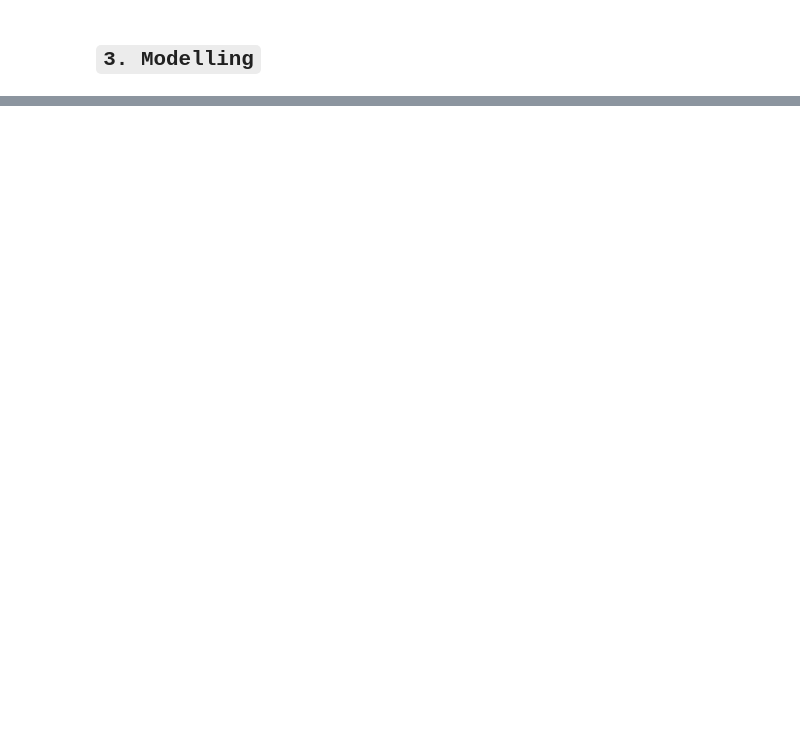
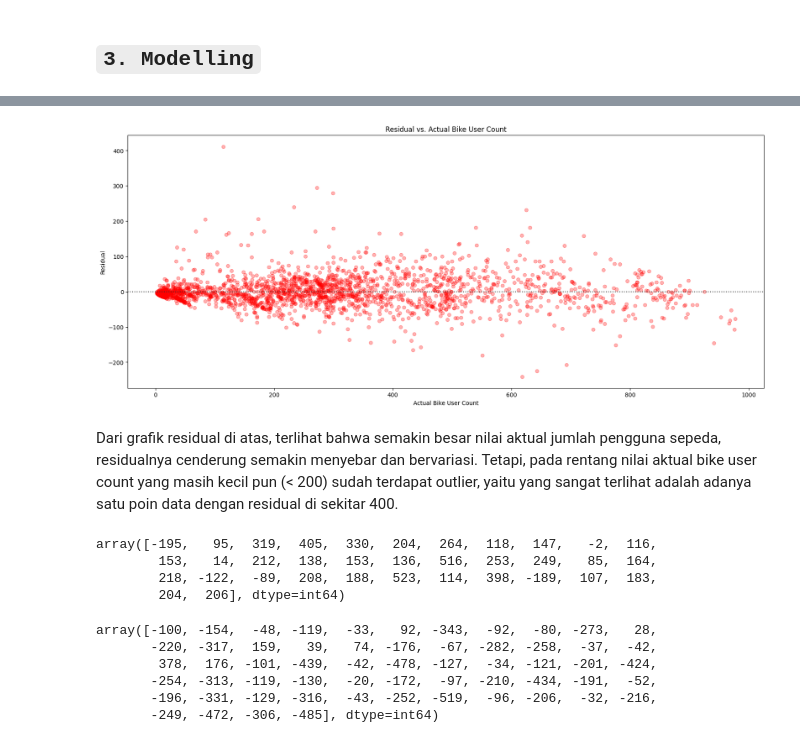
Before and after one commit to nheryanto/capital-bikeshare, a Jupyter notebook: notebooks/2.0-modelling-analysis.ipynb, the cells around one changed output, grey strips where cells are left out. Cells and saved outputs as stored; diff of their text form; code cells hidden in the pictures; blank space fills up the shorter version.

```diff
--- a/notebooks/2.0-modelling-analysis.ipynb
+++ b/notebooks/2.0-modelling-analysis.ipynb
@@ -642,0 +758,35 @@ score_after_tuning
+# %%
+df_xgb = pd.DataFrame({
+    'y_test' : y_test,
+    'y_pred' : y_pred_xgb_tuning
+})
+
+df_xgb['residual'] = y_pred_xgb_tuning - y_test
+# %%
+plt.figure(figsize=(20,8))
+sns.residplot(x='y_test', y='residual', data=df_xgb, scatter_kws = {'color': 'red', 'alpha': 0.3}, line_kws = {'color': 'blue', 'alpha': 0.5}).set(title='Residual vs. Actual Bike User Count')
+plt.xlabel('Actual Bike User Count')
+plt.ylabel('Residual')
+plt.show()
+# %% [output]
+[figure, added]
+# %% [markdown]
+Dari grafik residual di atas, terlihat bahwa semakin besar nilai aktual jumlah pengguna sepeda, residualnya cenderung semakin menyebar dan bervariasi. Tetapi, pada rentang nilai aktual bike user count yang masih kecil pun (< 200) sudah terdapat outlier, yaitu yang sangat terlihat adalah adanya satu poin data dengan residual di sekitar 400.
+# %%
+tmp = X_test.loc[df_xgb[df_xgb['residual'] > 100].index]['count_lag_1']-y_test.loc[df_xgb[df_xgb['residual'] > 100].index]
+tmp.values
+# %% [output]
+array([-195,   95,  319,  405,  330,  204,  264,  118,  147,   -2,  116,
+        153,   14,  212,  138,  153,  136,  516,  253,  249,   85,  164,
+        218, -122,  -89,  208,  188,  523,  114,  398, -189,  107,  183,
+        204,  206], dtype=int64)
+# %%
+tmp = X_test.loc[df_xgb[df_xgb['residual'] < -100].index]['count_lag_1']-y_test.loc[df_xgb[df_xgb['residual'] < -100].index]
+tmp.values
+# %% [output]
+array([-100, -154,  -48, -119,  -33,   92, -343,  -92,  -80, -273,   28,
+       -220, -317,  159,   39,   74, -176,  -67, -282, -258,  -37,  -42,
+        378,  176, -101, -439,  -42, -478, -127,  -34, -121, -201, -424,
+       -254, -313, -119, -130,  -20, -172,  -97, -210, -434, -191,  -52,
+       -196, -331, -129, -316,  -43, -252, -519,  -96, -206,  -32, -216,
+       -249, -472, -306, -485], dtype=int64)
```
Also changed, not shown: parts of 103 cells of this notebook, 8 other files.
